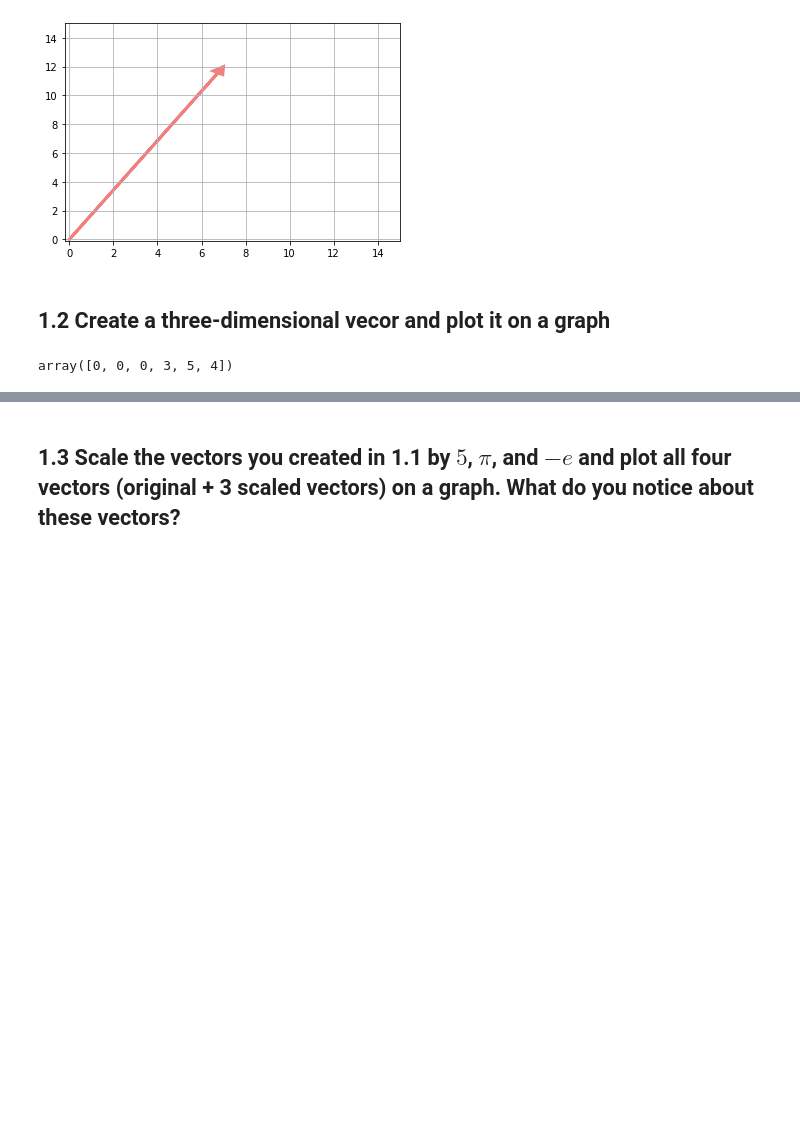
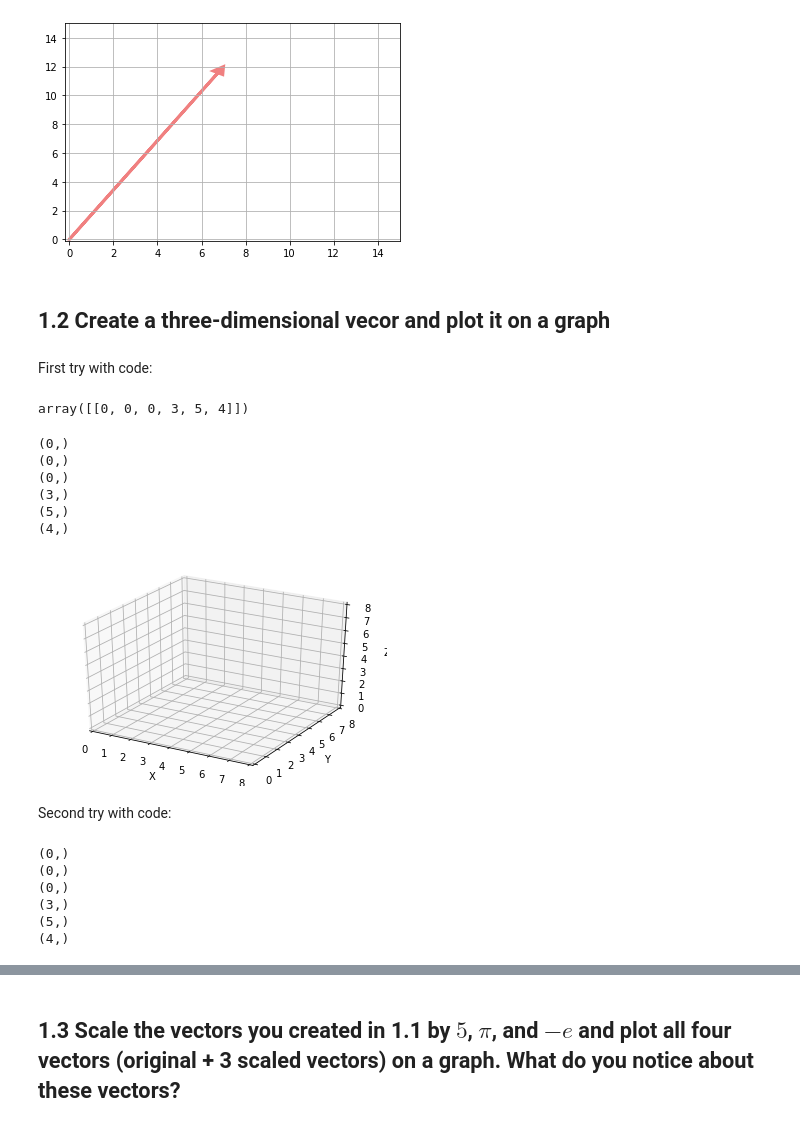
Before and after one commit to RMDircio/DS-Unit-1-Sprint-3-Linear-Algebra, a Jupyter notebook: Regina Dircio DSPT5 - Vectors and Matrices Assignment.ipynb, the cells around one changed output, grey strips where cells are left out. Cells and saved outputs as stored; diff of their text form; code cells hidden in the pictures; blank space fills up the shorter version.

```diff
--- a/Regina Dircio DSPT5 - Vectors and Matrices Assignment.ipynb
+++ b/Regina Dircio DSPT5 - Vectors and Matrices Assignment.ipynb
@@ -35,12 +36,60 @@ plt.show()
 [figure]
 # %% [markdown]
 ## 1.2 Create a three-dimensional vecor and plot it on a graph
+# %% [markdown]
+First try with code:
+# %%
+# a 3D vector
+b = ([3, 5, 4])
+b_vector = np.array([[0,0,0,
+                    b[0], b[1], b[2]]])
+b_vector
+# %% [output]
+array([[0, 0, 0, 3, 5, 4]])
+# %%
+# unzip the 3D vector
+U, V, W, X, Y, Z = zip(*b_vector)
+for letter in [U, V, W, X, Y, Z]:
+  print(letter)
+# %% [output]
+(0,)
+(0,)
+(0,)
+(3,)
+(5,)
+(4,)
+# %%
+# Graph the vector in 3D
+fig = plt.figure()
+ax = fig.add_subplot(111, projection='3d')
+ax.quiver(X, Y, Z, U, V, W, length=1, color='Plum', linewidth=6)
+ax.set_xlim([0, 8])
+ax.set_ylim([0, 8])
+ax.set_zlim([0, 8])
+ax.set_xlabel('X')
+ax.set_ylabel('Y')
+ax.set_zlabel('Z')
+plt.show()
+# %% [output]
+[figure, added]
+# %% [markdown]
+Second try with code:
 # %%
 # a 3D vector
 
-plane = [3, 5 , 4]
-plane_vector = np.array([0, 0, 0, plane[0], plane[1], plane[2]])
+plane = np.array([[0, 0, 0, 3, 5 , 4]])
 
-plane_vector
+# plane_vector = np.array([[0,0,0, plane[0], plane[1], plane[2]]])
-# %% [output]
-array([0, 0, 0, 3, 5, 4])
+# %%
+
+# unzip the 3D vector
+U, V, W, X, Y, Z = zip(*plane)
+for letter in [U, V, W, X, Y, Z]:
+  print(letter)
+# %% [output]
+(0,)
+(0,)
+(0,)
+(3,)
+(5,)
+(4,)
```
Also changed, not shown: parts of 31 cells of this notebook.
